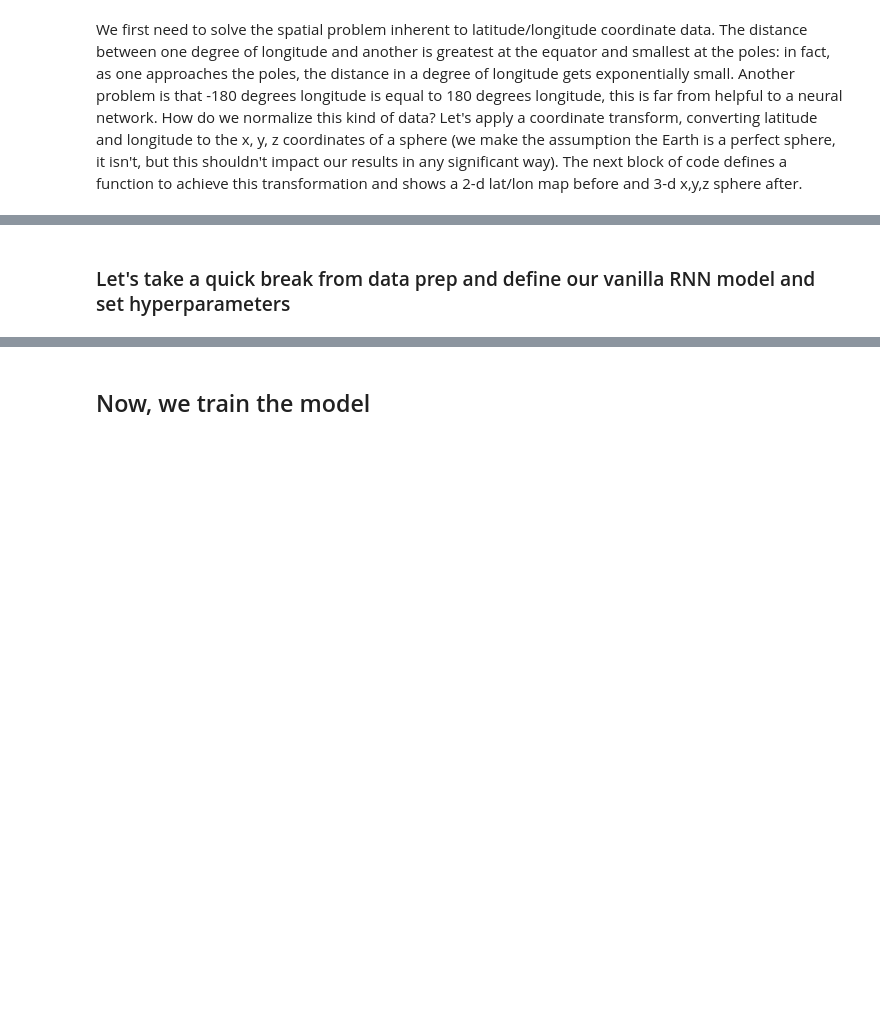
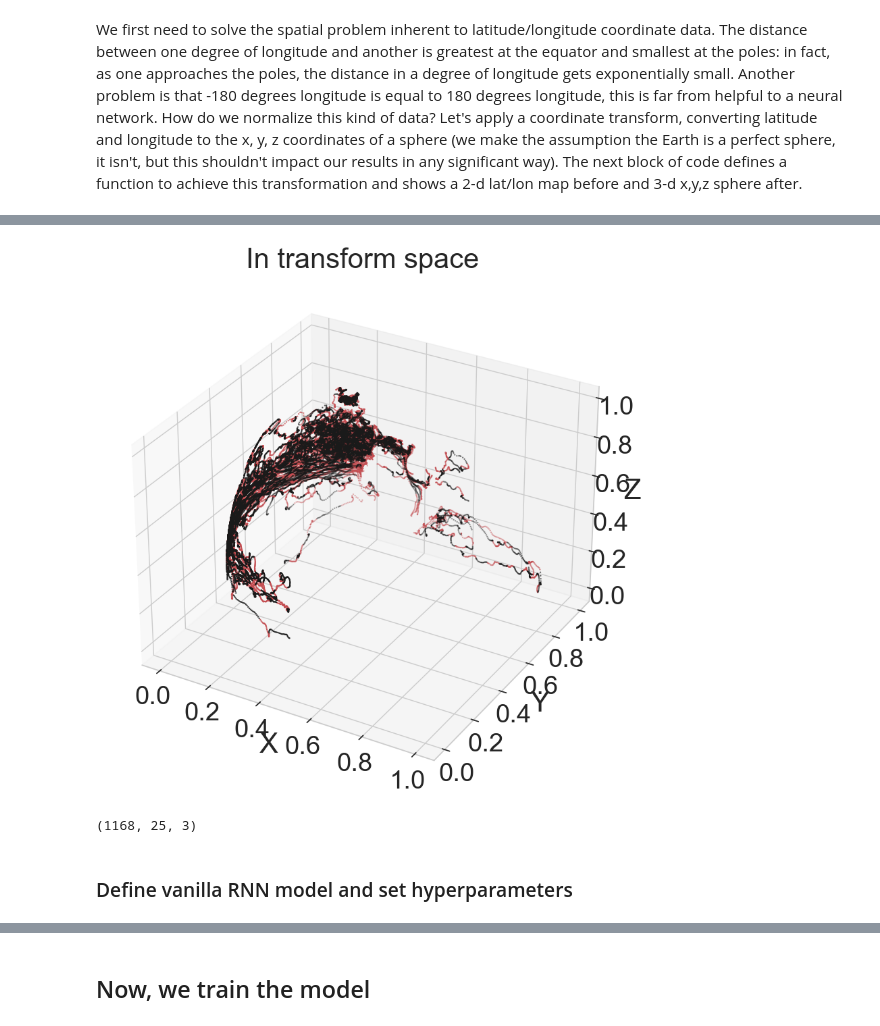
Before and after one commit to GHOpenonic/global-drifter-program, a Jupyter notebook: ML/drifters_vanilla_RNN.ipynb, the cells around one changed output, grey strips where cells are left out. Saved outputs shown, nothing was run; the diff lists cells and outputs as text; code cells hidden in the pictures; blank space fills up the shorter version.

```diff
--- a/ML/drifters_vanilla_RNN.ipynb
+++ b/ML/drifters_vanilla_RNN.ipynb
@@ -225,0 +278,35 @@ all_data = torch.stack((padded_x, padded_y, padded_z), dim = 2)
+# %%
+# let's take a look at the output of coordinate transformation, normalization, sequencing, and splitting into src and tgt:
+# x
+Asia_src_x = all_src[:,:,0]
+Asia_tgt_x = all_tgt[:,:,0]
+
+# y
+Asia_src_y = all_src[:,:,1]
+Asia_tgt_y = all_tgt[:,:,1]
+
+# z
+Asia_src_z = all_src[:,:,2]
+Asia_tgt_z = all_tgt[:,:,2]
+
+# plot 3D transform
+fig = plt.figure(figsize=(16,10))
+ax = fig.add_subplot(111, projection='3d')
+ax.scatter(Asia_src_x, Asia_src_y,
+           Asia_src_z, s = 0.5, color ='k')
+ax.set_xlabel('X')
+ax.set_ylabel('Y')
+ax.set_zlabel('Z')
+
+# plot beaching points in red
+ax.scatter(Asia_tgt_x, Asia_tgt_y,
+           Asia_tgt_z, s = 0.5, color ='r')
+plt.title('In transform space')
+
+plt.show()
+# %% [output]
+[figure, added]
+# %%
+np.shape(all_src)
+# %% [output]
+(1168, 25, 3)
@@ -226,5 +380,5 @@ all_data = torch.stack((padded_x, padded_y, padded_z), dim = 2)
 # %% [markdown]
-### Let's take a quick break from data prep and define our vanilla RNN model and set hyperparameters
+### Define vanilla RNN model and set hyperparameters
 # %%
 # let's define our vanilla RNN model:
 class drifter_vanilla_RNN(torch.nn.Module):
```
Also changed, not shown: parts of 22 cells of this notebook.
